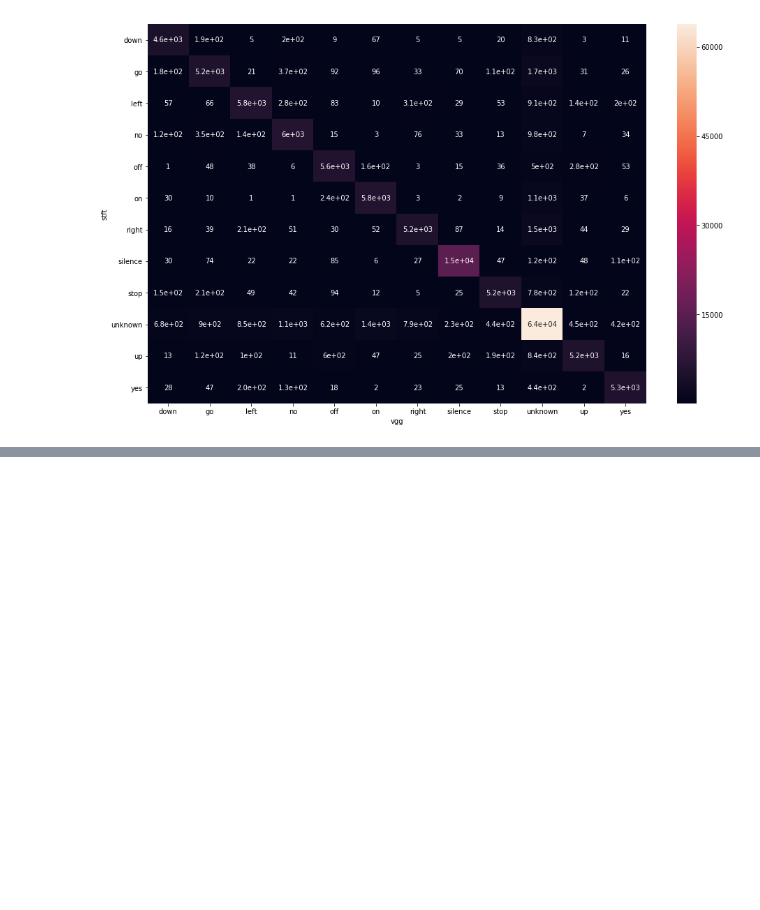
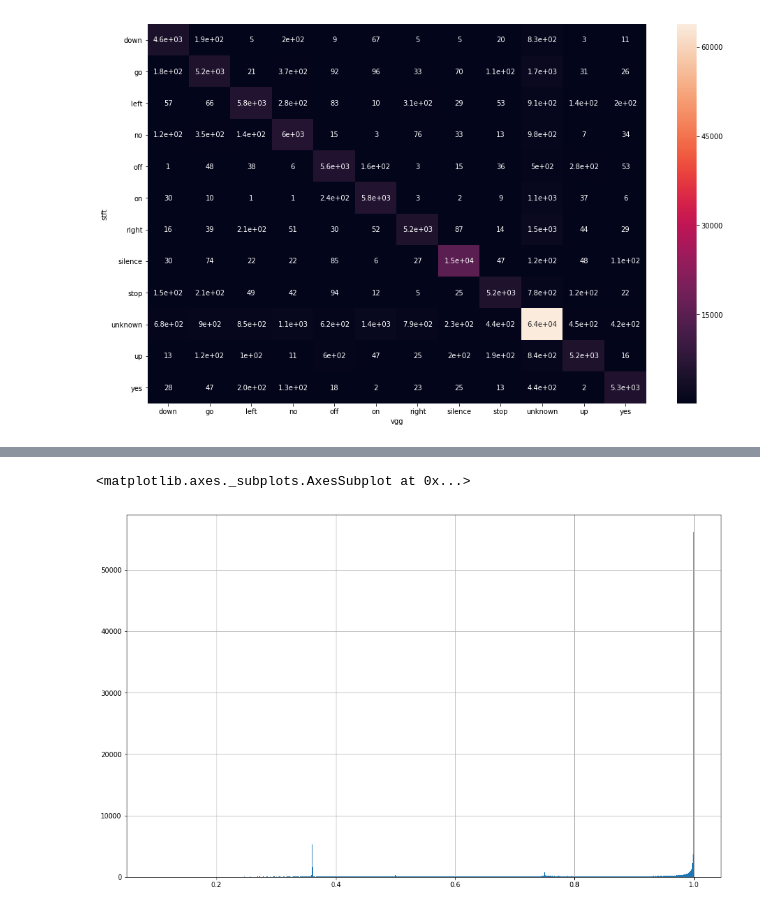
Before and after one commit to ireko8/kaggle-tensorflow-speech-recognition, a Jupyter notebook: Result_Visualize.ipynb, the cells around one changed output, grey strips where cells are left out. Drawn from its saved outputs; the diff is of its cells as text; code cells hidden in the pictures; blank space fills up the shorter version.

```diff
--- a/Result_Visualize.ipynb
+++ b/Result_Visualize.ipynb
@@ -119,0 +182,5 @@ new_df.head()
+# %%
+X.max_probs.hist(bins=1000)
+# %% [output]
+<matplotlib.axes._subplots.AxesSubplot at 0x...>
+[figure, added]
```
Also changed, not shown: parts of 16 cells of this notebook, 12 other files.
